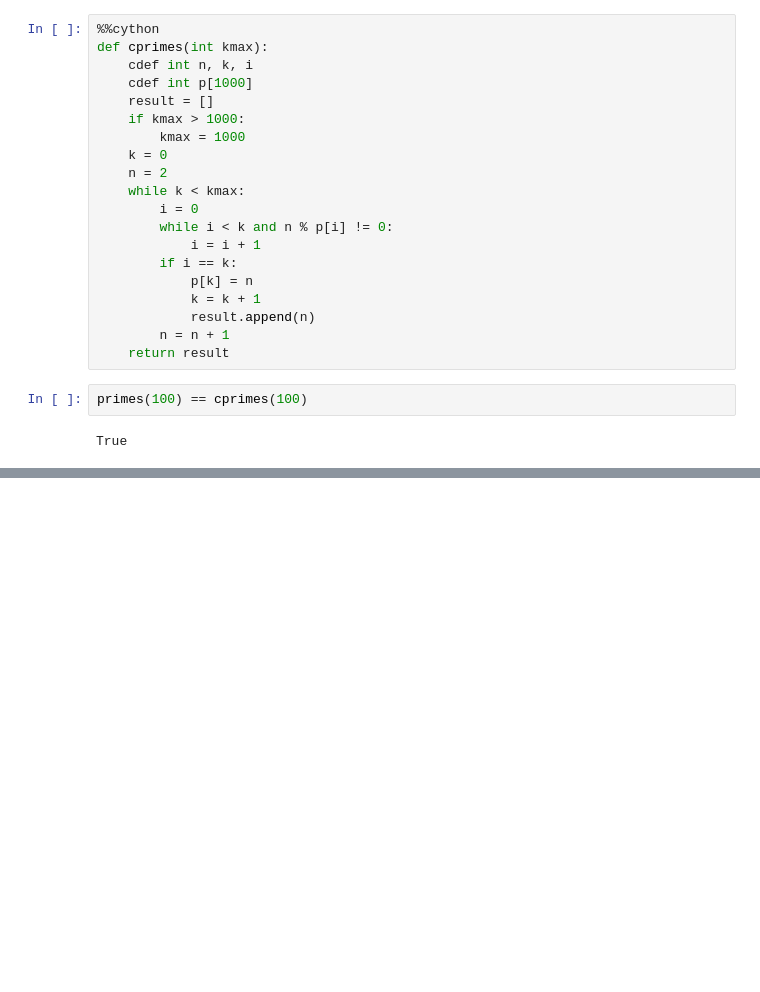
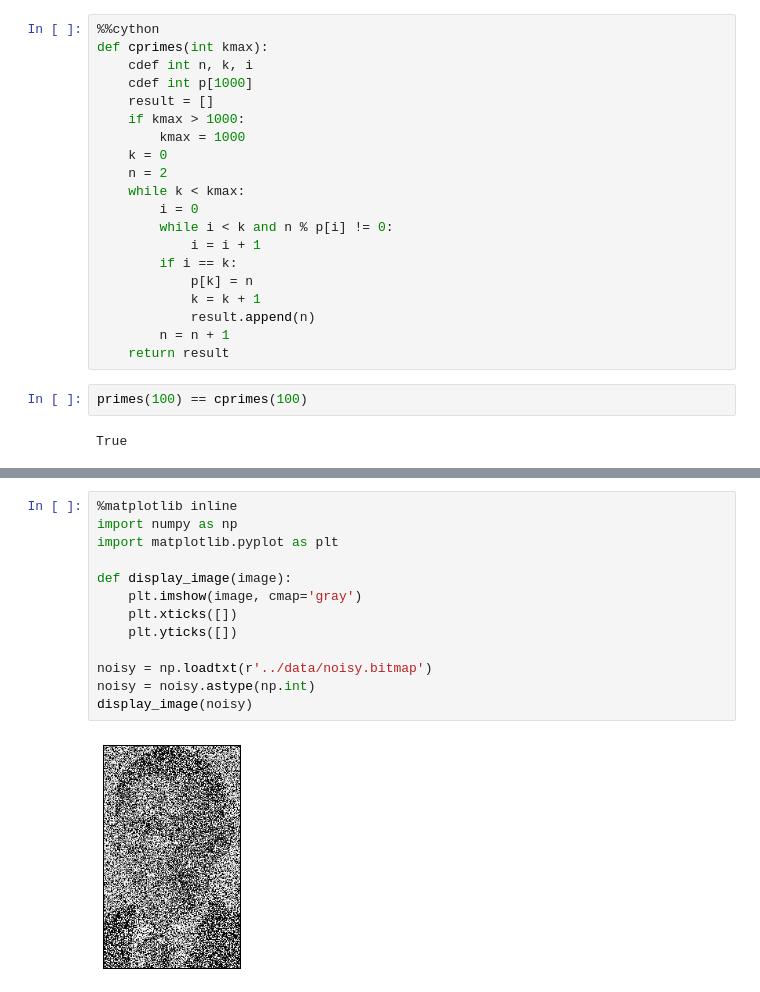
Before and after one commit to yoavram/Py4Eng, a Jupyter notebook: sessions/cython.ipynb, the cells around one changed output, grey strips where cells are left out. Saved outputs shown, nothing was run; the diff lists cells and outputs as text; blank space fills up the shorter version.

```diff
--- a/sessions/cython.ipynb
+++ b/sessions/cython.ipynb
@@ -62,0 +398,15 @@ n = 1000
+# %%
+%matplotlib inline
+import numpy as np
+import matplotlib.pyplot as plt
+
+def display_image(image):
+    plt.imshow(image, cmap='gray')
+    plt.xticks([])
+    plt.yticks([])
+
+noisy = np.loadtxt(r'../data/noisy.bitmap')
+noisy = noisy.astype(np.int)
+display_image(noisy)
+# %% [output]
+[figure, added]
```
Also changed, not shown: parts of 61 cells of this notebook.
